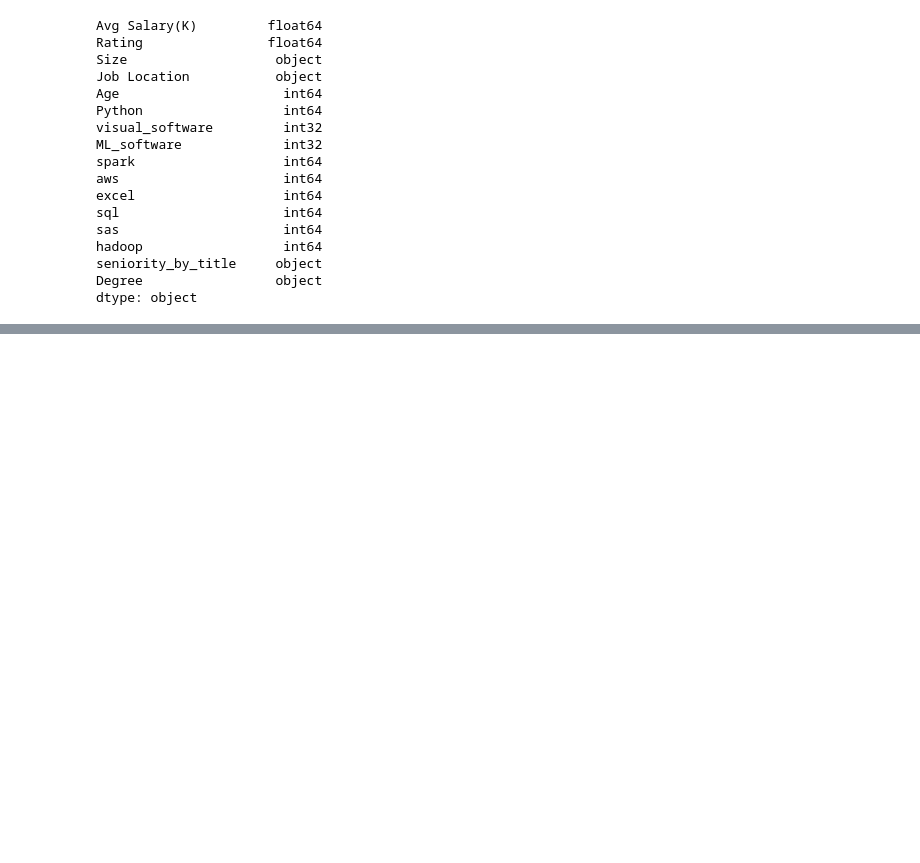
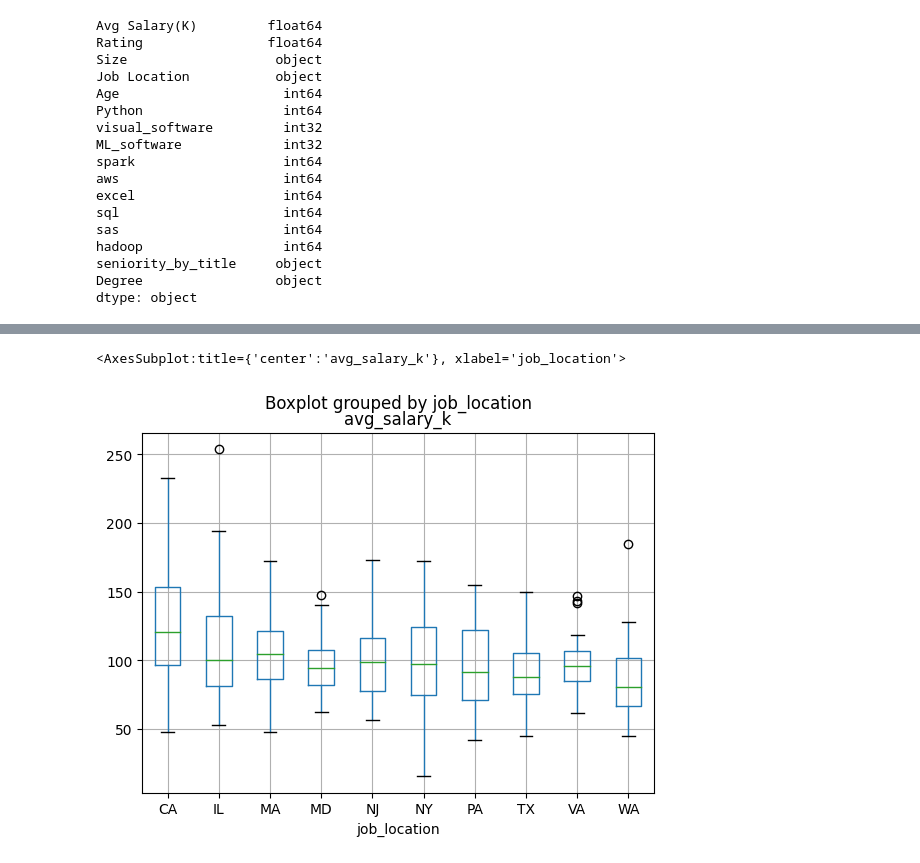
Before and after one commit to jttsai99/data_science_salary, a Jupyter notebook: data_cleaning.ipynb, the cells around one changed output, grey strips where cells are left out. Drawn from its saved outputs; the diff is of its cells as text; code cells hidden in the pictures; blank space fills up the shorter version.

```diff
--- a/data_cleaning.ipynb
+++ b/data_cleaning.ipynb
@@ -187,0 +197,7 @@ dtype: object
+# %%
+# rename salary column and job location column to use underscore
+df.rename({'Avg Salary(K)' : 'avg_salary_k', 'Job Location': 'job_location'}, axis=1, inplace=True)
+
+# get top occuring states (by percentage)
+states_occurences = df['job_location'].value_counts(normalize=True)
+states_occurences[0:9]
@@ -187,0 +215,6 @@ dtype: object
+# %%
+# draw boxplots of top states vs. salary
+df[df['job_location'].isin(states_occurences[0:10].index)].boxplot(by='job_location', column='avg_salary_k')
+# %% [output]
+<AxesSubplot:title={'center':'avg_salary_k'}, xlabel='job_location'>
+[figure, added]
```
Also changed, not shown: parts of 7 cells of this notebook.
